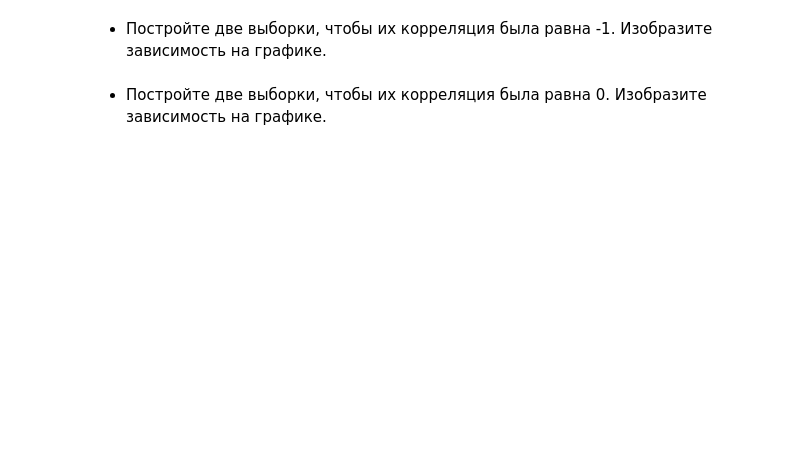
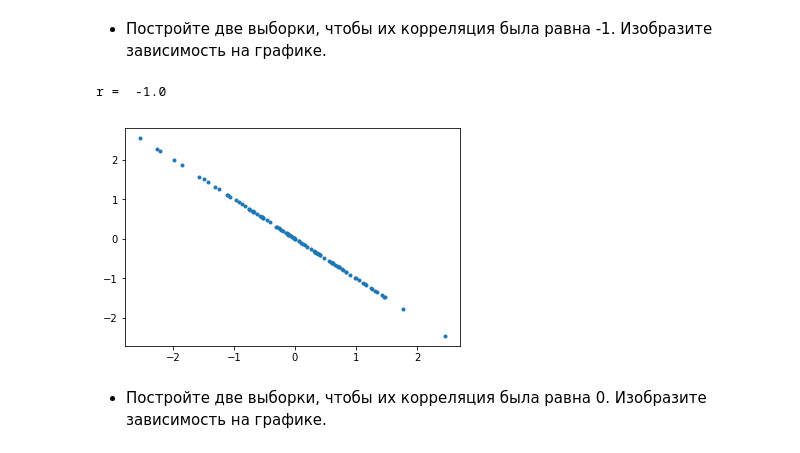
Before and after one commit to elenakharlanchuk/HW_DS-5, a Jupyter notebook: Python/BigBangTheory/hw3.ipynb, the cells around one changed output. Saved outputs shown, nothing was run; the diff lists cells and outputs as text; code cells hidden in the pictures; blank space fills up the shorter version.

```diff
--- a/Python/BigBangTheory/hw3.ipynb
+++ b/Python/BigBangTheory/hw3.ipynb
@@ -450,2 +489,37 @@ print((ppf_95-ppf_5)*sigma2)
+# %%
+#your code here
+#import matplotlib.pyplot as plt
+#d = [128, 127, 118, 115, 144, 142, 133, 140, 132, 131,
+#     111, 132, 149, 122, 139, 119, 136, 129, 126, 128, 113, 185, 143, 140, 123, 126, 134]
+#plt.plot(d, pdf)
+#
+#plt.ylabel('fraction of samples')
+#plt.xlabel('$x$')
+
+
+
+
+
+import scipy.stats as st
+import numpy as np
+from matplotlib import pyplot as plt
+%matplotlib inline
+
+N = 100
+norm_rv = st.norm(0, 1)
+x=norm_rv.rvs(N)
+y=np.array([(-1)*i for i in x])
+
+avg_x = x.mean()
+avg_y = y.mean()
+r=sum([(x[i]-avg_x)*(y[i]-avg_y) for i in range(N)])/math.sqrt(sum([(x[i]-avg_x)**2 for i in range(N)])*sum([(y[i]-avg_y)**2 for i in range(N)]))
+
+print("r = ", r)
+
+plt.plot(x, y, '.')
+plt.show()
+# %% [output]
+r =  -1.0
+[figure, added]
 # %% [markdown]
 - Постройте две выборки, чтобы их корреляция была равна 0. Изобразите зависимость на графике.
```
Also changed, not shown: parts of 17 cells of this notebook.
